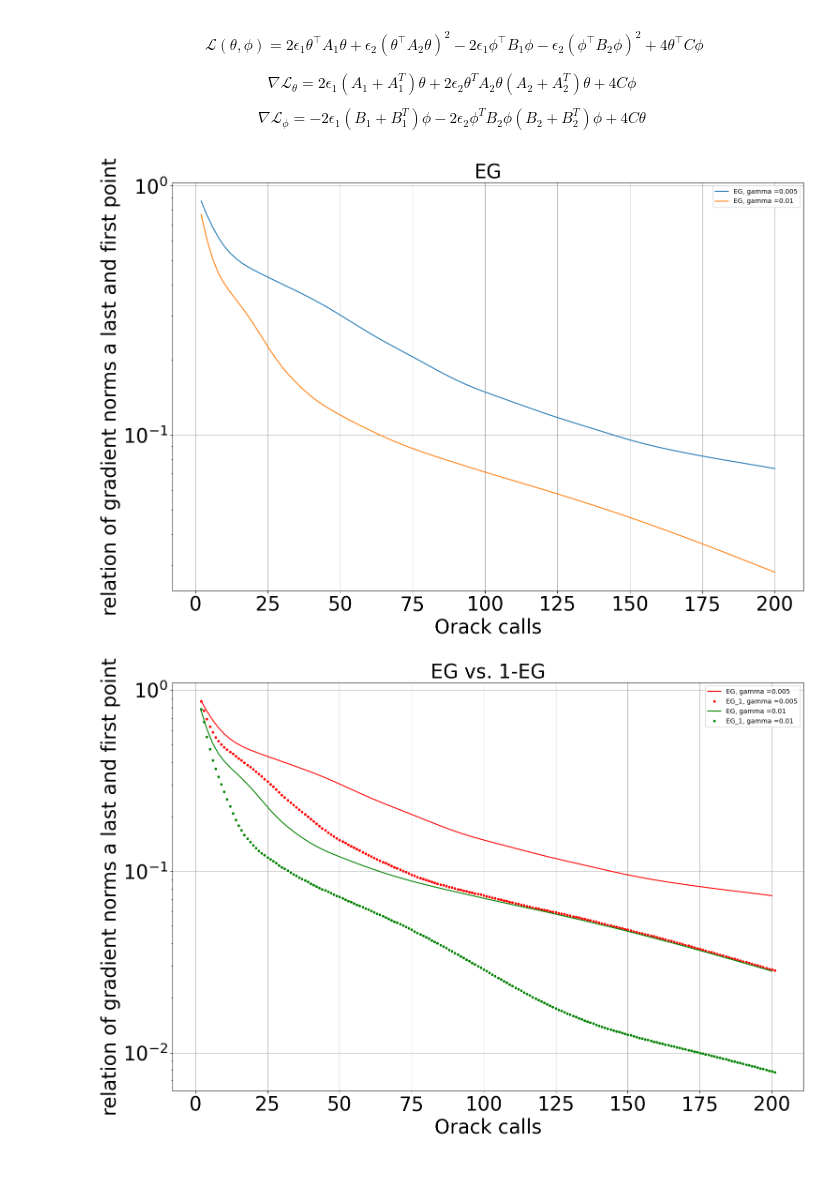
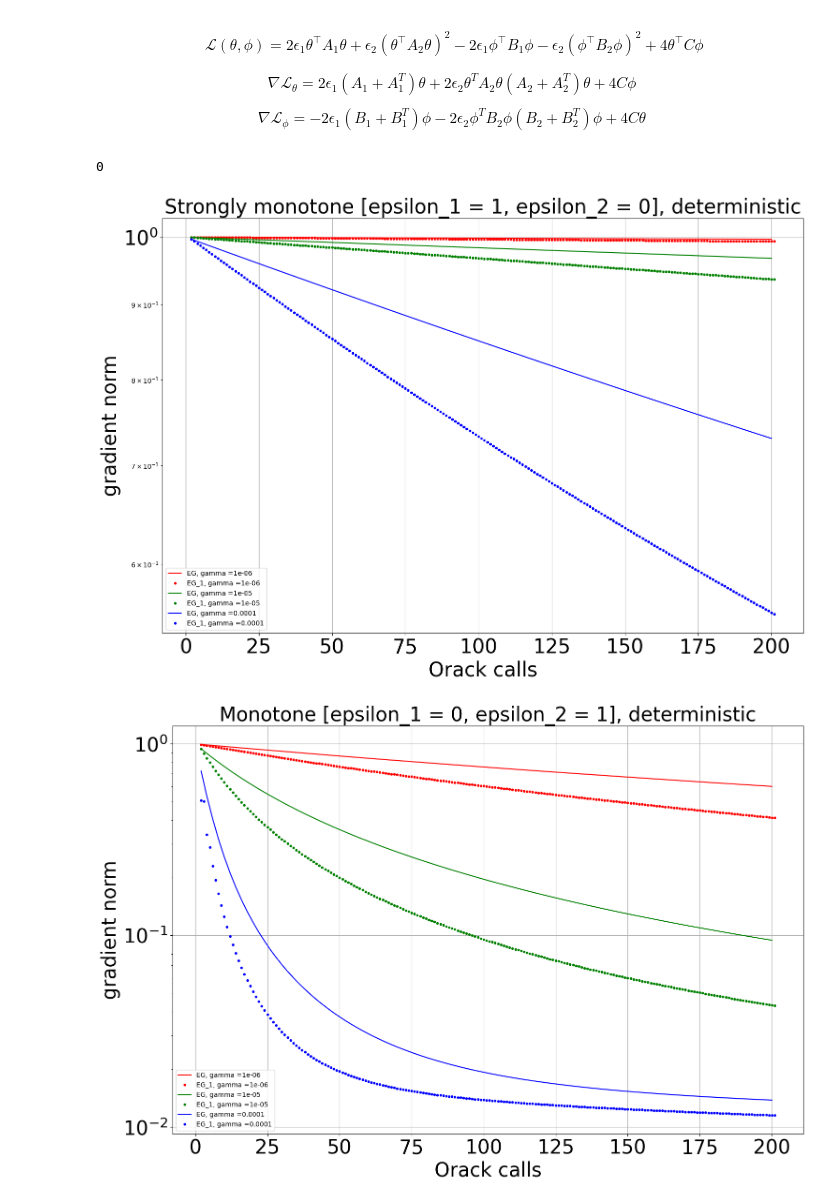
Before and after one commit to dimitryvinichenko/optimization-for-ML, a Jupyter notebook: optimization_final_project.ipynb, the cells around one changed output. Drawn from its saved outputs; the diff is of its cells as text; code cells hidden in the pictures; blank space fills up the shorter version.

```diff
--- a/optimization_final_project.ipynb
+++ b/optimization_final_project.ipynb
@@ -30,6 +63,17 @@ $$
 $$
 \nabla \mathcal{L}_{\phi} = -2\epsilon_1 (B_1 + B_1^T) \phi - 2\epsilon_2 \phi^T B_2 \phi (B_2 + B_2^T) \phi + 4 C \theta
 $$
+# %%
+d = 10
+
+A_1 = sklearn.datasets.make_spd_matrix(d)
+A_2 = sklearn.datasets.make_spd_matrix(d)
+B_1 = sklearn.datasets.make_spd_matrix(d)
+B_2 = sklearn.datasets.make_spd_matrix(d)
+C = sklearn.datasets.make_spd_matrix(d)
+phi = np.random.uniform(low=0.0, high=1.0, size=d)
+theta = np.random.uniform(low=0.0, high=1.0, size=d)
+X = np.hstack((theta, phi))
 # %%
 def functional(A_1, A_2, B_1, B_2, C, X, epsilon_1, epsilon_2):
 
@@ -49,4 +93,8 @@ def functional_gradien(A_1, A_2, B_1, B_2, C, X, epsilon_1, epsilon_2):
     return np.hstack((nabla_theta, -nabla_phi))
 
 # def EG():
+# %%
+10 * False
+# %% [output]
+0
 # %%
@@ -119,65 +179,76 @@ def EG_1(A_1, A_2, B_1, B_2, C, X, epsilon_1, epsilon_2, gamma, K = 10**3, eps =
     return criterions, oracl_calls
 # %%
 f,ax1 = plt.subplots(1,figsize = (15,10))
+sigma = 0
+stochastic = False
+iters = 100
+iters_1 = 200
 
-iters = 100
 epsilon_1 = 1
 epsilon_2 = 0
-gamma_array = np.array([0.005, 0.01])
+gamma_array = np.array([1e-6, 1e-5, 1e-4])
+colors = np.array(['red', 'green', 'blue'])
 
-for gamma in gamma_array:
+for i in range(gamma_array.shape[0]):
 
-    criterions, oracl_calls = EG(A_1, A_2, B_1, B_2, C, X, epsilon_1, epsilon_2, gamma, K = iters, eps = 1e-10)
-    plt.plot(oracl_calls, criterions, label='EG, gamma ='+str(gamma))
+
+    criterions, oracl_calls = EG(A_1, A_2, B_1, B_2, C, X, epsilon_1, epsilon_2, gamma_array[i],stochastic,sigma, K = iters, eps = 1e-10)
+    plt.plot(oracl_calls, criterions, color=colors[i], label='EG, gamma ='+str(gamma_array[i]))
+
+    criterions, oracl_calls = EG_1(A_1, A_2, B_1, B_2, C, X, epsilon_1, epsilon_2, gamma_array[i],stochastic,sigma, K = iters_1, eps = 1e-10)
+    plt.plot(oracl_calls, criterions, '.', color=colors[i], label='EG_1, gamma ='+str(gamma_array[i]))
 
 
 ax1.grid(alpha = 1)
 ax1.xaxis.set_major_locator(MaxNLocator(integer=False))
 ax1.set_xlabel('Orack calls', fontsize = 30 )
-ax1.set_ylabel('relation of gradient norms a last and first point', fontsize = 30 )
+ax1.set_ylabel('gradient norm', fontsize = 30 )
 
-#ax1.set_ylabel('$\frac{\| \nabla f(x^k) \|}{\| \nabla f(x^0) \|}$', fontsize = 30 )
+# ax1.set_ylabel('$$\frac{\\| \nabla f(x^k) \\|}{\\| \\nabla f(x^0) \\|}$$', fontsize = 30 )
 
 ax1.legend(fontsize = 10)
 
 
 ax1.tick_params(axis='x', labelsize=30)
 ax1.tick_params(axis='y', labelsize=30)
 
 plt.tight_layout()
 
-plt.title('EG', fontsize = 30)
+plt.title('Strongly monotone [epsilon_1 = 1, epsilon_2 = 0], deterministic', fontsize = 30)
 plt.yscale('log')
 plt.show()
 # %% [output]
-[figure, old version]
+[figure, new version]
 # %%
 f,ax1 = plt.subplots(1,figsize = (15,10))
-
+sigma = 0
+stochastic = False
 iters = 100
 iters_1 = 200
 
-epsilon_1 = 1
-epsilon_2 = 0
-gamma_array = np.array([0.005, 0.01])
-colors = np.array(['red', 'green'])
+
+epsilon_1 = 0
+epsilon_2 = 1
+gamma_array = np.array([1e-6, 1e-5, 1e-4])
+colors = np.array(['red', 'green', 'blue'])
+
 
 for i in range(gamma_array.shape[0]):
 
 
-    criterions, oracl_calls = EG(A_1, A_2, B_1, B_2, C, X, epsilon_1, epsilon_2, gamma_array[i], K = iters, eps = 1e-10)
+    criterions, oracl_calls = EG(A_1, A_2, B_1, B_2, C, X, epsilon_1, epsilon_2, gamma_array[i],stochastic,sigma, K = iters, eps = 1e-10)
     plt.plot(oracl_calls, criterions, color=colors[i], label='EG, gamma ='+str(gamma_array[i]))
 
-    criterions, oracl_calls = EG_1(A_1, A_2, B_1, B_2, C, X, epsilon_1, epsilon_2, gamma_array[i], K = iters_1, eps = 1e-10)
+    criterions, oracl_calls = EG_1(A_1, A_2, B_1, B_2, C, X, epsilon_1, epsilon_2, gamma_array[i],stochastic,sigma, K = iters_1, eps = 1e-10)
     plt.plot(oracl_calls, criterions, '.', color=colors[i], label='EG_1, gamma ='+str(gamma_array[i]))
 
 
 ax1.grid(alpha = 1)
 ax1.xaxis.set_major_locator(MaxNLocator(integer=False))
 ax1.set_xlabel('Orack calls', fontsize = 30 )
-ax1.set_ylabel('relation of gradient norms a last and first point', fontsize = 30 )
+ax1.set_ylabel('gradient norm', fontsize = 30 )
 
-#ax1.set_ylabel('$\frac{\| \nabla f(x^k) \|}{\| \nabla f(x^0) \|}$', fontsize = 30 )
+# ax1.set_ylabel('$$\frac{\\| \nabla f(x^k) \\|}{\\| \\nabla f(x^0) \\|}$$', fontsize = 30 )
 
 ax1.legend(fontsize = 10)
 
@@ -187,8 +258,8 @@ ax1.tick_params(axis='y', labelsize=30)
 
 plt.tight_layout()
 
-plt.title('EG vs. 1-EG', fontsize = 30)
+plt.title('Monotone [epsilon_1 = 0, epsilon_2 = 1], deterministic', fontsize = 30)
 plt.yscale('log')
 plt.show()
 # %% [output]
-[figure, old version]
+[figure, new version]
```
Also changed, not shown: parts of 7 cells of this notebook.
